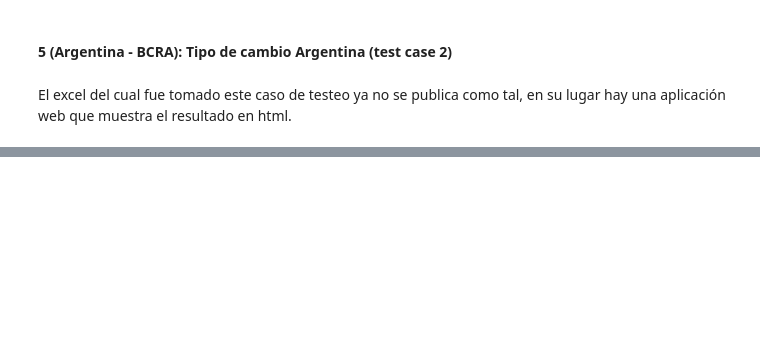
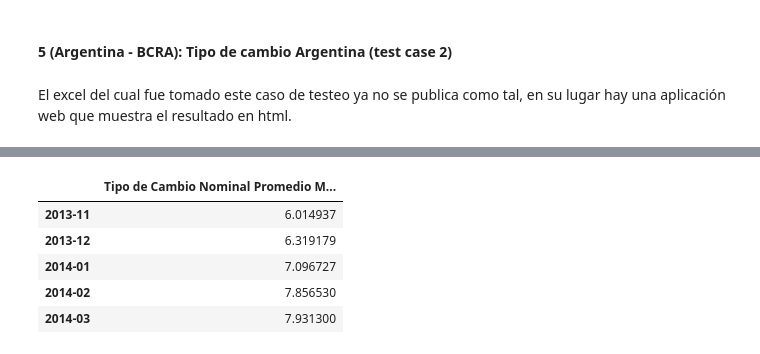
Before and after one commit to abenassi/xlseries-condatos2015, a Jupyter notebook: 1-explorar_ejemplos.ipynb, the cells around one changed output, grey strips where cells are left out. Drawn from its saved outputs; the diff is of its cells as text; code cells hidden in the pictures; blank space fills up the shorter version.

```diff
--- a/1-explorar_ejemplos.ipynb
+++ b/1-explorar_ejemplos.ipynb
@@ -172,0 +248,9 @@ df5[1].tail()
+# %%
+df5_M.tail()
+# %% [output]
+|  | Tipo de Cambio Nominal Promedio M... |
+| 2013-11 | 6.014937 |
+| 2013-12 | 6.319179 |
+| 2014-01 | 7.096727 |
+| 2014-02 | 7.856530 |
+| 2014-03 | 7.931300 |
```
Also changed, not shown: parts of 21 cells of this notebook.
